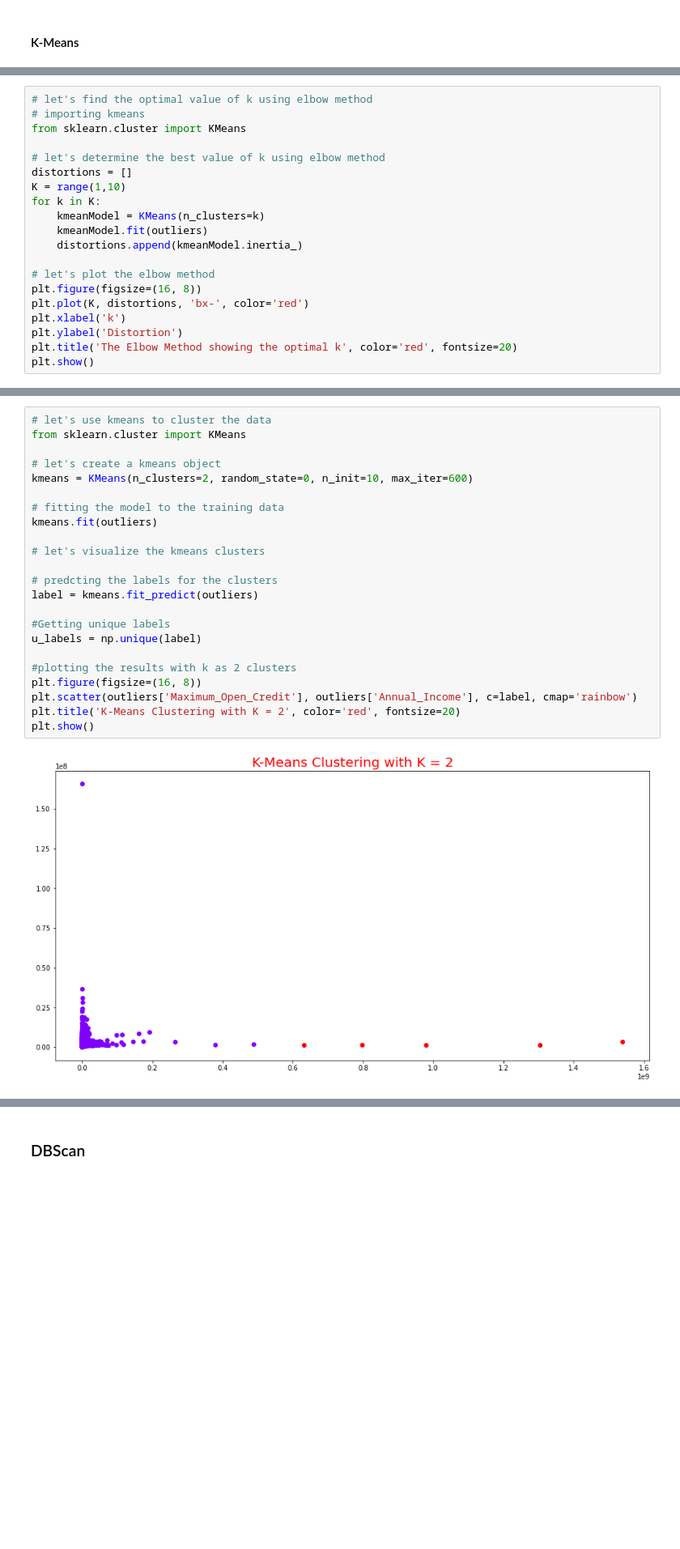
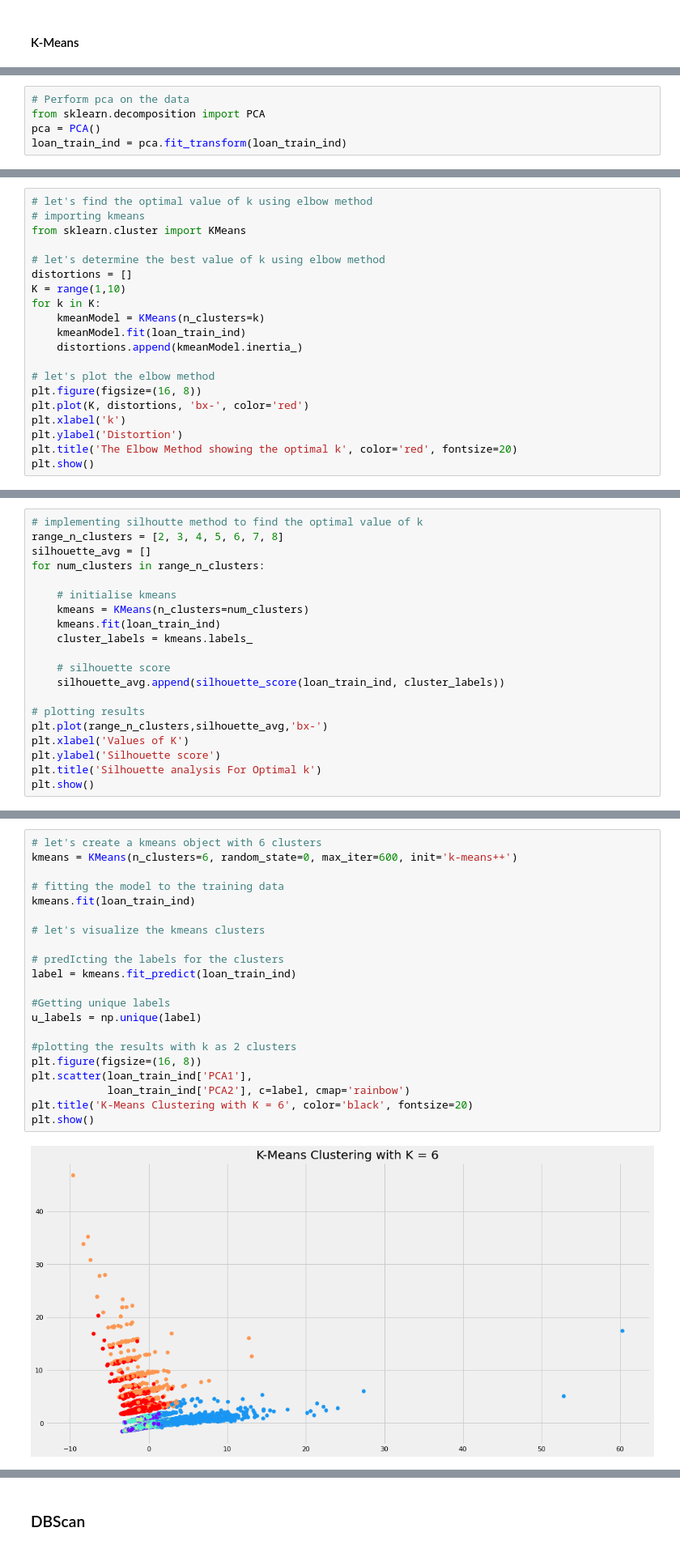
Before and after one commit to CHRISTOROMO/Bank-Loan-Status-Classification, a Jupyter notebook: Loan_Status_Classification.ipynb, the cells around one changed output, grey strips where cells are left out. Shown at 81% size. Saved outputs shown, nothing was run; the diff lists cells and outputs as text; blank space fills up the shorter version.

```diff
--- a/Loan_Status_Classification.ipynb
+++ b/Loan_Status_Classification.ipynb
@@ -872,0 +844,5 @@ The total number of outliers are (18313, 2). Which translates to 21.346061941229
+# %%
+# Perform pca on the data
+from sklearn.decomposition import PCA
+pca = PCA()
+loan_train_ind = pca.fit_transform(loan_train_ind)
@@ -880,7 +917,7 @@ distortions = []
 K = range(1,10)
 for k in K:
     kmeanModel = KMeans(n_clusters=k)
-    kmeanModel.fit(outliers)
+    kmeanModel.fit(loan_train_ind)
     distortions.append(kmeanModel.inertia_)
 
 # let's plot the elbow method
@@ -894,0 +934,20 @@ plt.show()
+# %%
+# implementing silhoutte method to find the optimal value of k
+range_n_clusters = [2, 3, 4, 5, 6, 7, 8]
+silhouette_avg = []
+for num_clusters in range_n_clusters:
+
+    # initialise kmeans
+    kmeans = KMeans(n_clusters=num_clusters)
+    kmeans.fit(loan_train_ind)
+    cluster_labels = kmeans.labels_
+
+    # silhouette score
+    silhouette_avg.append(silhouette_score(loan_train_ind, cluster_labels))
+
+# plotting results
+plt.plot(range_n_clusters,silhouette_avg,'bx-')
+plt.xlabel('Values of K')
+plt.ylabel('Silhouette score')
+plt.title('Silhouette analysis For Optimal k')
+plt.show()
@@ -897,25 +958,23 @@ plt.show()
 # %%
-# let's use kmeans to cluster the data
-from sklearn.cluster import KMeans
-
-# let's create a kmeans object
-kmeans = KMeans(n_clusters=2, random_state=0, n_init=10, max_iter=600)
+# let's create a kmeans object with 6 clusters
+kmeans = KMeans(n_clusters=6, random_state=0, max_iter=600, init='k-means++')
 
 # fitting the model to the training data
-kmeans.fit(outliers)
+kmeans.fit(loan_train_ind)
 
 # let's visualize the kmeans clusters
 
-# predcting the labels for the clusters
-label = kmeans.fit_predict(outliers)
+# predIcting the labels for the clusters
+label = kmeans.fit_predict(loan_train_ind)
 
 #Getting unique labels
 u_labels = np.unique(label)
 
 #plotting the results with k as 2 clusters
 plt.figure(figsize=(16, 8))
-plt.scatter(outliers['Maximum_Open_Credit'], outliers['Annual_Income'], c=label, cmap='rainbow')
-plt.title('K-Means Clustering with K = 2', color='red', fontsize=20)
+plt.scatter(loan_train_ind['PCA1'],
+            loan_train_ind['PCA2'], c=label, cmap='rainbow')
+plt.title('K-Means Clustering with K = 6', color='black', fontsize=20)
 plt.show()
 # %% [output]
-[figure, old version]
+[figure, new version]
```
Also changed, not shown: parts of 34 cells of this notebook.
